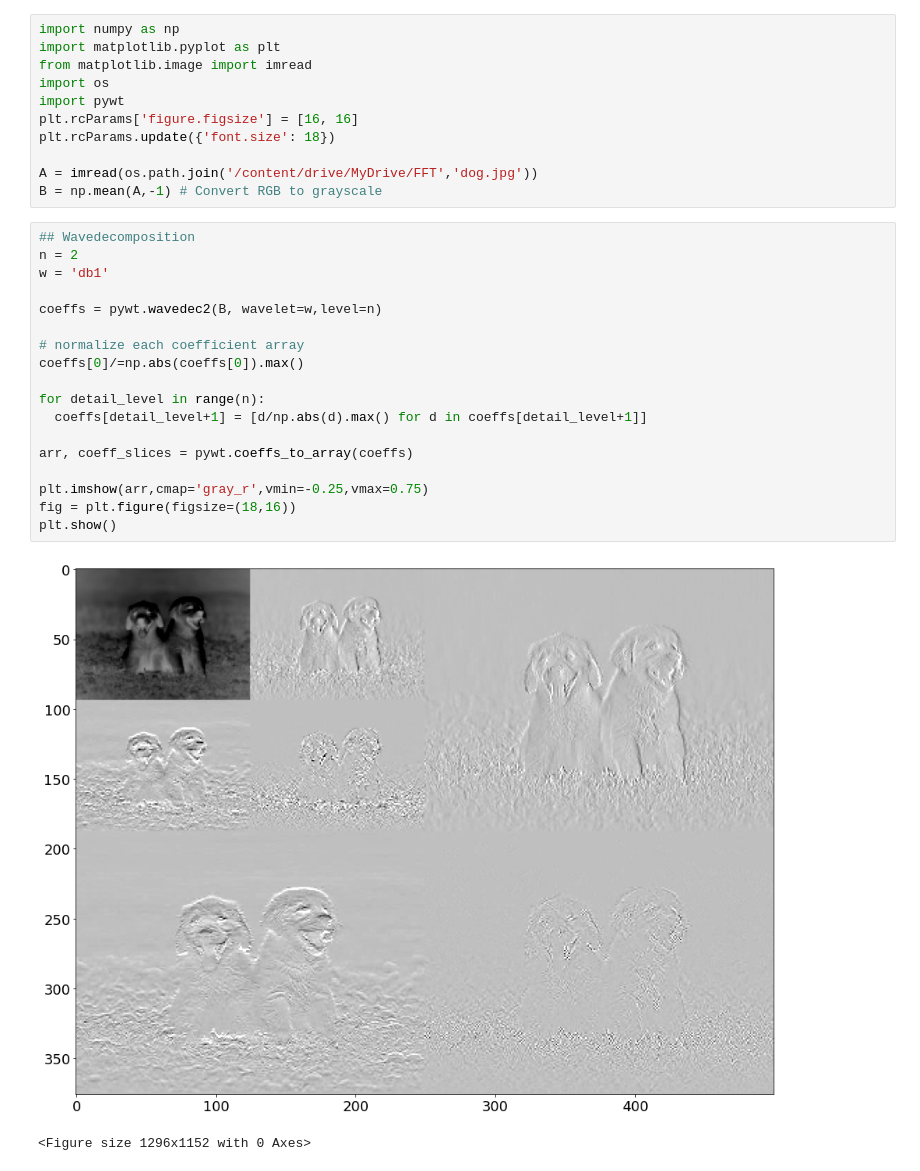
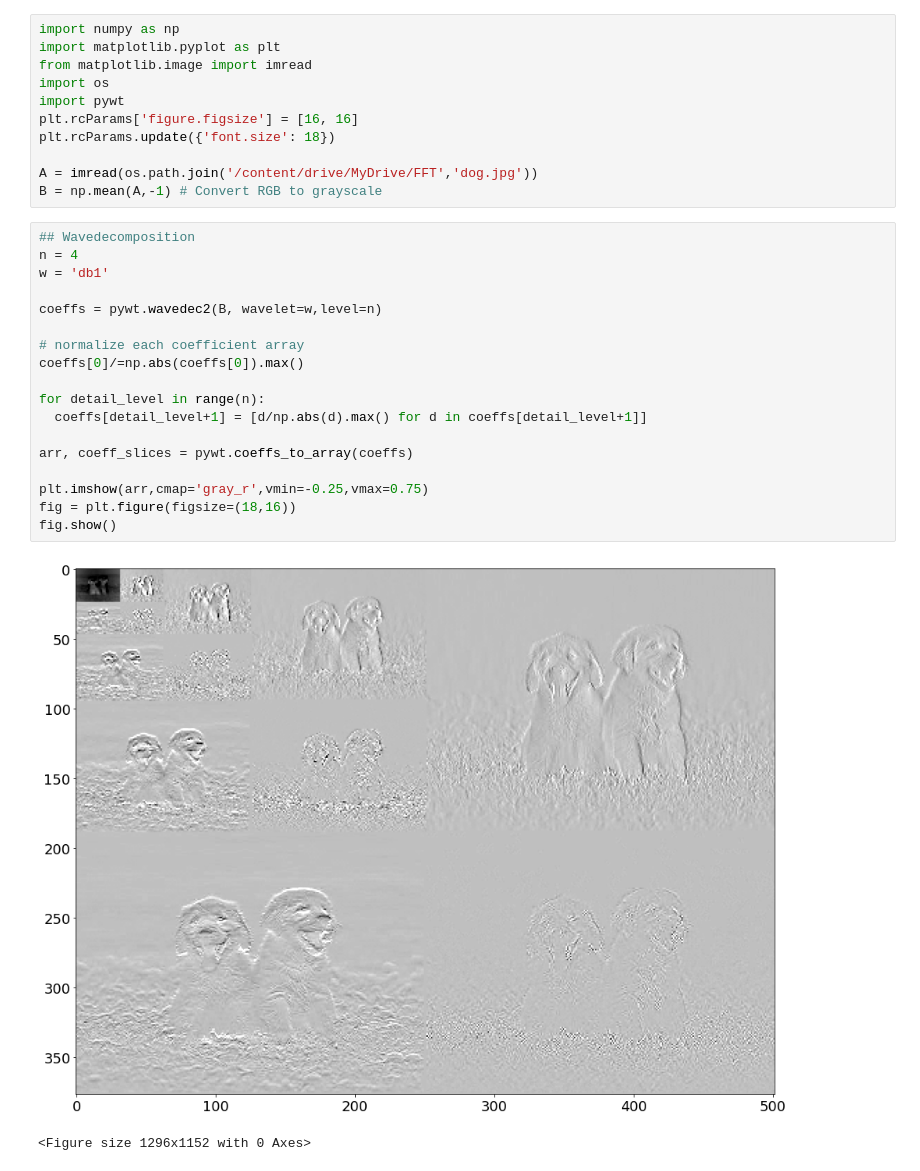
Before and after one commit to hemanth2000/fft-notes, a Jupyter notebook: ImageCompressionWavelet.ipynb, the cells around one changed output. Cells and saved outputs as stored; diff of their text form.

```diff
--- a/ImageCompressionWavelet.ipynb
+++ b/ImageCompressionWavelet.ipynb
@@ -20,22 +20,22 @@ A = imread(os.path.join('/content/drive/MyDrive/FFT','dog.jpg'))
 B = np.mean(A,-1) # Convert RGB to grayscale
 # %%
 ## Wavedecomposition
-n = 2
+n = 4
 w = 'db1'
 
 coeffs = pywt.wavedec2(B, wavelet=w,level=n)
 
 # normalize each coefficient array
 coeffs[0]/=np.abs(coeffs[0]).max()
 
 for detail_level in range(n):
   coeffs[detail_level+1] = [d/np.abs(d).max() for d in coeffs[detail_level+1]]
 
 arr, coeff_slices = pywt.coeffs_to_array(coeffs)
 
 plt.imshow(arr,cmap='gray_r',vmin=-0.25,vmax=0.75)
 fig = plt.figure(figsize=(18,16))
-plt.show()
+fig.show()
 # %% [output]
-[figure, old version]
+[figure, new version]
 <Figure size 1296x1152 with 0 Axes>
```
Also changed, not shown: parts of 1 cell of this notebook.
